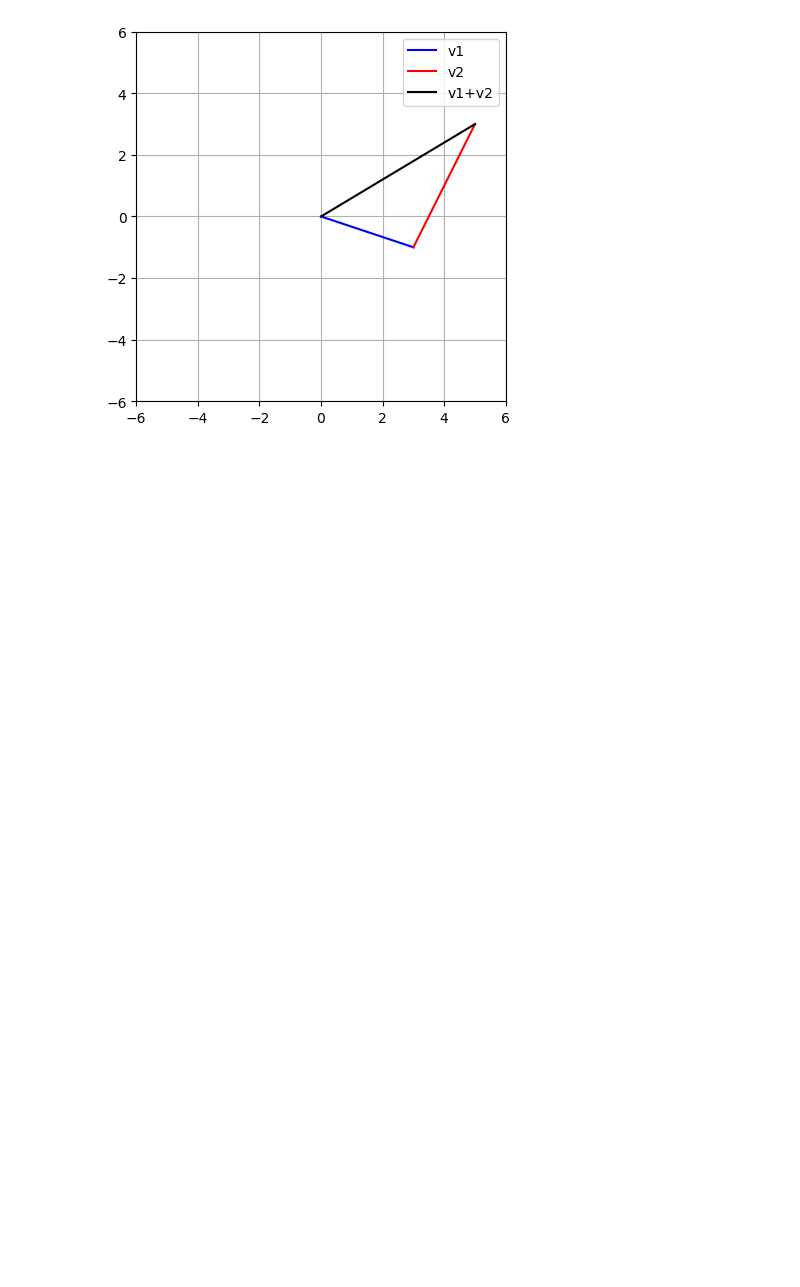
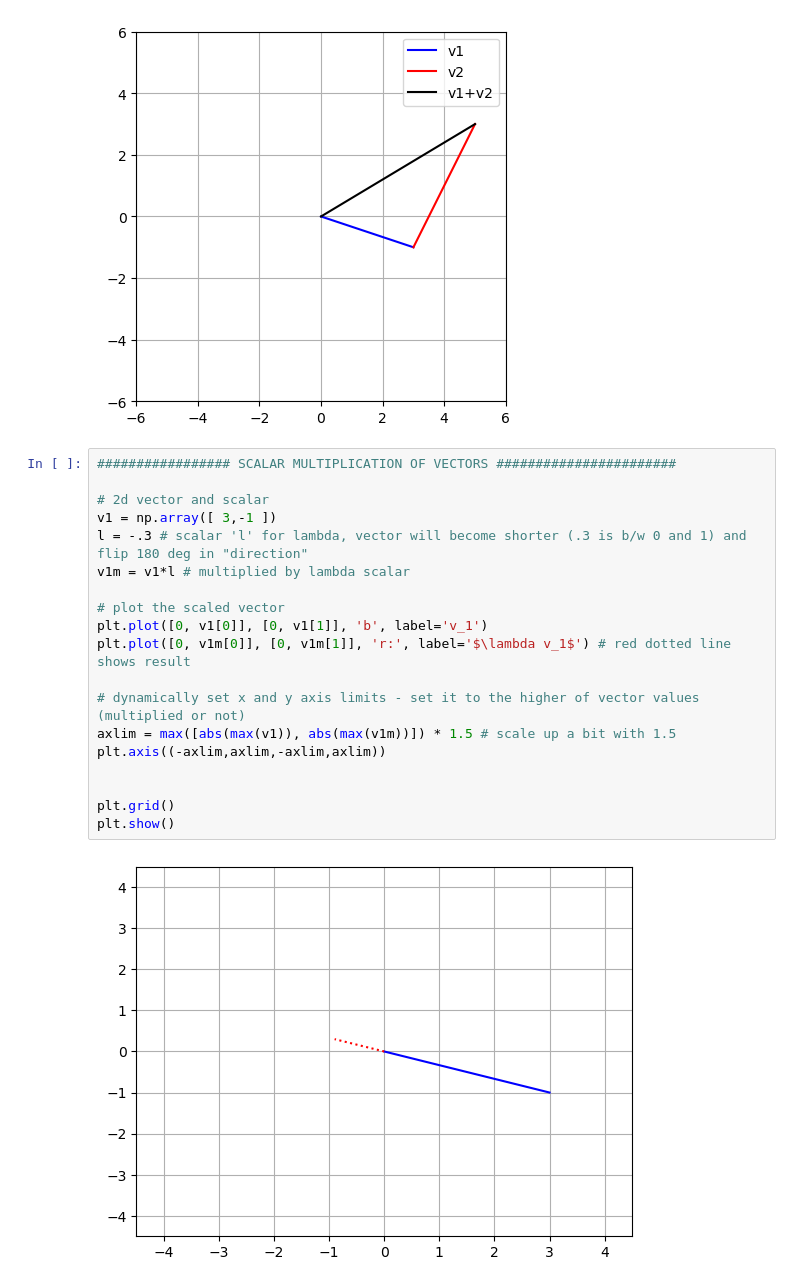
Before and after one commit to BrentGrammer/PROGNOTES, a Jupyter notebook: LinearAlgebra/vectors.ipynb, the cells around one changed output. Cells and saved outputs as stored; diff of their text form; blank space fills up the shorter version.

```diff
--- a/LinearAlgebra/vectors.ipynb
+++ b/LinearAlgebra/vectors.ipynb
@@ -68,3 +68,24 @@ plt.grid()
 plt.show()
 # %% [output]
 [figure]
+# %%
+################# SCALAR MULTIPLICATION OF VECTORS #######################
+
+# 2d vector and scalar
+v1 = np.array([ 3,-1 ])
+l = -.3 # scalar 'l' for lambda, vector will become shorter (.3 is b/w 0 and 1) and flip 180 deg in "direction"
+v1m = v1*l # multiplied by lambda scalar
+
+# plot the scaled vector
+plt.plot([0, v1[0]], [0, v1[1]], 'b', label='v_1')
+plt.plot([0, v1m[0]], [0, v1m[1]], 'r:', label='$\lambda v_1$') # red dotted line shows result
+
+# dynamically set x and y axis limits - set it to the higher of vector values (multiplied or not)
+axlim = max([abs(max(v1)), abs(max(v1m))]) * 1.5 # scale up a bit with 1.5
+plt.axis((-axlim,axlim,-axlim,axlim))
+
+
+plt.grid()
+plt.show()
+# %% [output]
+[figure, added]
```
Also changed, not shown: parts of 1 cell of this notebook, 1 other file.
